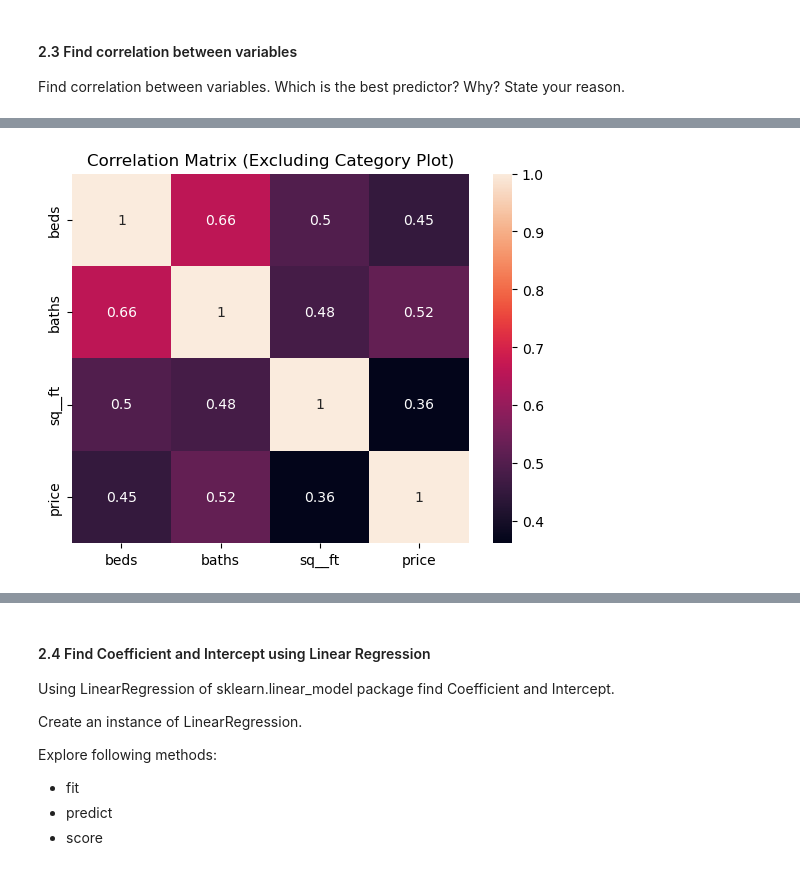
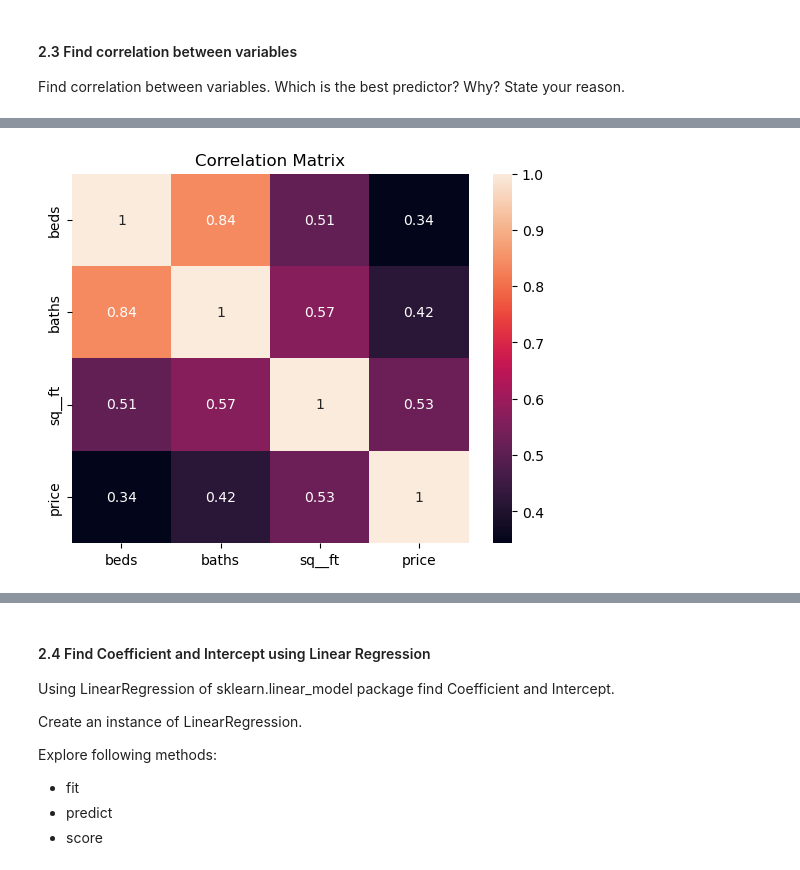
Before and after one commit to Posheffy/IODSN, a Jupyter notebook: IOD_Lab 4.1.2.ipynb, the cells around one changed output, grey strips where cells are left out. Cells and saved outputs as stored; diff of their text form; code cells hidden in the pictures.

```diff
--- a/IOD_Lab 4.1.2.ipynb
+++ b/IOD_Lab 4.1.2.ipynb
@@ -106,3 +112,3 @@ array(['Residential', 'Condo', 'Multi-Family', 'Unkown'], dtype=object)
 # %%
-# Create new 'type' category, 'Plot' for rows with zero 'beds', 'baths' and 'sq__ft'
-df.loc[(df['beds'] == 0) & (df['baths'] == 0) & (df['sq__ft'] == 0), 'type'] = 'Plot'
+# Check rows with zero 'sq__ft'
+df[(df['sq__ft'] == 0)]
@@ -108,0 +129,6 @@ df.loc[(df['beds'] == 0) & (df['baths'] == 0) & (df['sq__ft'] == 0), 'type'] = '
+# %%
+# Calculate the mean sq__ft for each type
+type_mean_sqft = df.groupby('type')['sq__ft'].mean()
+
+# Update the rows with zero sq__ft using the mean of their respective 'type'
+df['sq__ft'] = df.apply(lambda row: type_mean_sqft[row['type']] if row['sq__ft'] == 0 else row['sq__ft'], axis=1)
@@ -108,0 +141,4 @@ df.loc[(df['beds'] == 0) & (df['baths'] == 0) & (df['sq__ft'] == 0), 'type'] = '
+# %%
+# Drop 'Unkown' type
+df = df[df['type'] != 'Unkown']
+df
@@ -191,23 +304,19 @@ plt.show()
 # %%
-# Correlation matrix excluding the 'Plot' category
-# Define the category to exclude and columns to exclude
-excluded_category = 'Plot'
+# Correlation matrix
+# Define the columns to exclude
 excluded_columns = ['latitude', 'longitude', 'day']
 
-# Filter to exclude 'Plot'
-filtered_data = df[df['type'] != excluded_category]
-
 # Drop the 'latitude' and 'longitude' from the filtered data
-filtered_data = filtered_data.drop(columns=excluded_columns)
+filtered_data = df.drop(columns=excluded_columns)
 
 # Calculate the correlation matrix
 correlation_matrix = filtered_data.corr(numeric_only=True)
 
 # Create a heatmap to visualize the correlation matrix
 sns.heatmap(correlation_matrix, annot=True)
-plt.title(f'Correlation Matrix (Excluding Category {excluded_category})')
+plt.title(f'Correlation Matrix')
 
 # Show the plot
 plt.show()
 # %% [output]
-[figure, old version]
+[figure, new version]
```
Also changed, not shown: parts of 45 cells of this notebook, 1 other file.
